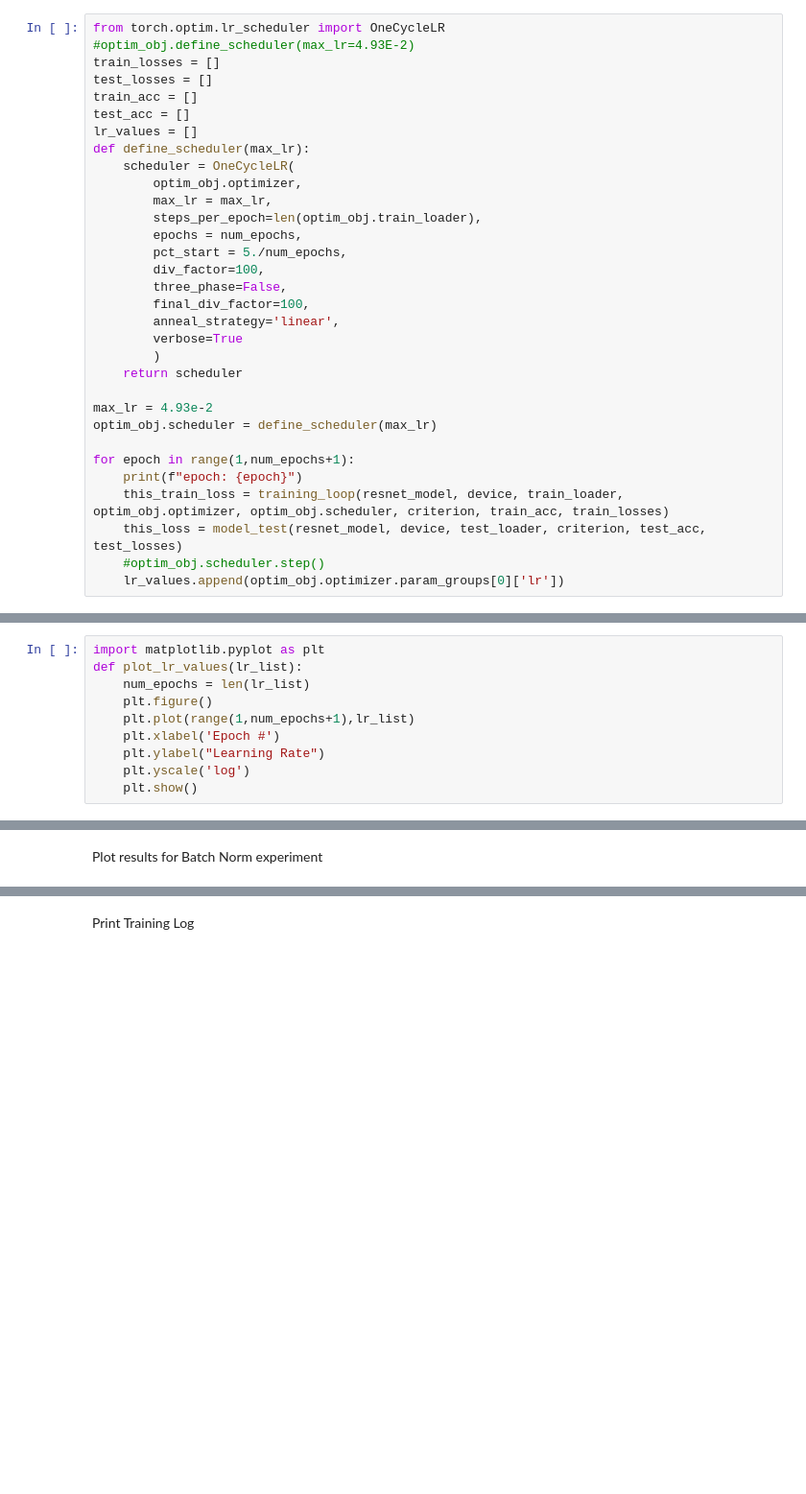
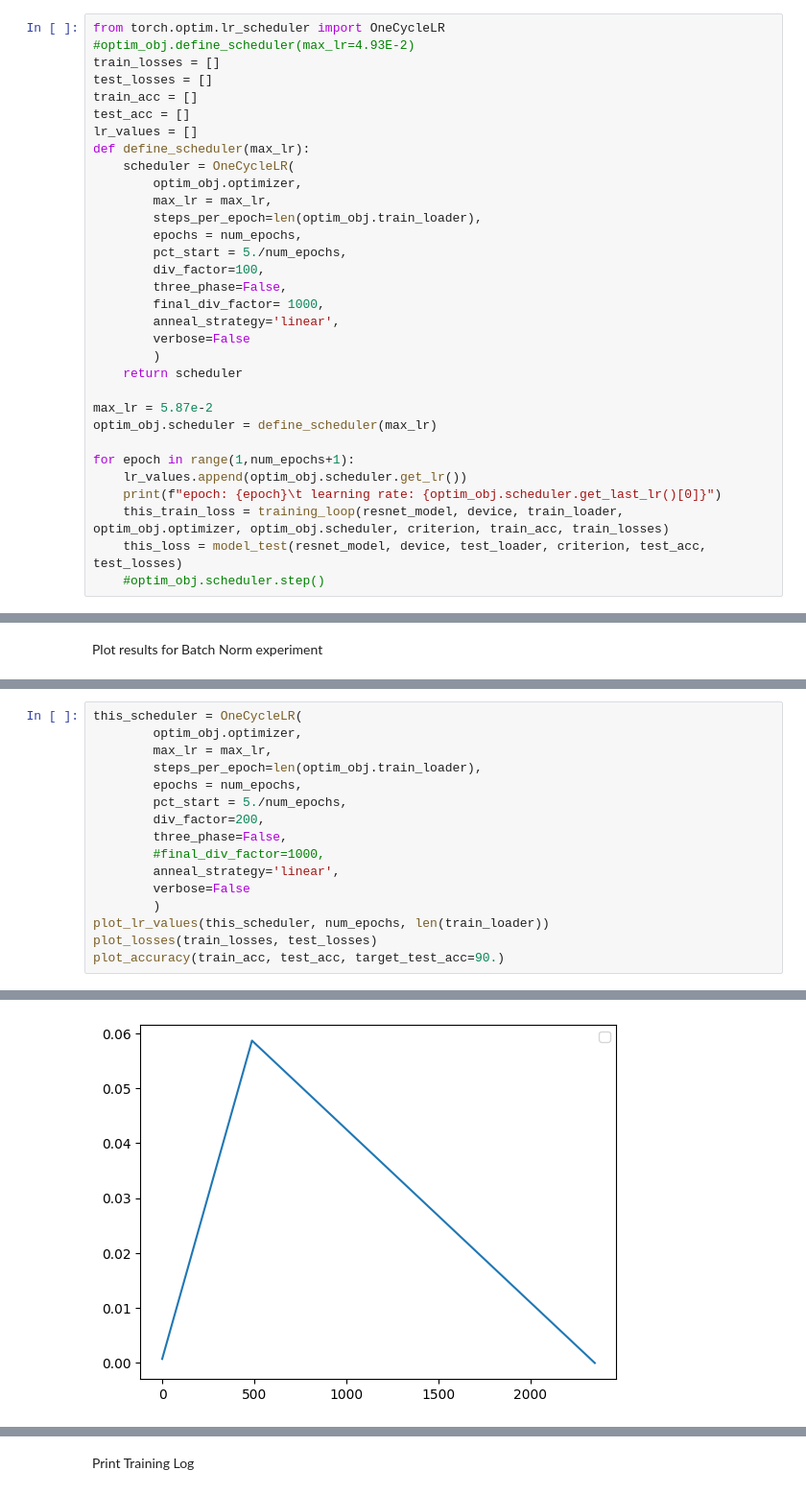
Before and after one commit to jyanivaddi/ERA_V1, a Jupyter notebook: session_10/s10.ipynb, the cells around one changed output, grey strips where cells are left out. Shown at 96% size. Cells and saved outputs as stored; diff of their text form; blank space fills up the shorter version.

```diff
--- a/session_10/s10.ipynb
+++ b/session_10/s10.ipynb
@@ -138,19 +138,19 @@ def define_scheduler(max_lr):
         pct_start = 5./num_epochs,
         div_factor=100,
         three_phase=False,
-        final_div_factor=100,
+        final_div_factor= 1000,
         anneal_strategy='linear',
-        verbose=True
+        verbose=False
         )
     return scheduler
 
-max_lr = 4.93e-2
+max_lr = 5.87e-2
 optim_obj.scheduler = define_scheduler(max_lr)
 
 for epoch in range(1,num_epochs+1):
-    print(f"epoch: {epoch}")
+    lr_values.append(optim_obj.scheduler.get_lr())
+    print(f"epoch: {epoch}\t learning rate: {optim_obj.scheduler.get_last_lr()[0]}")
     this_train_loss = training_loop(resnet_model, device, train_loader, optim_obj.optimizer, optim_obj.scheduler, criterion, train_acc, train_losses)
     this_loss = model_test(resnet_model, device, test_loader, criterion, test_acc, test_losses)
     #optim_obj.scheduler.step()
-    lr_values.append(optim_obj.optimizer.param_groups[0]['lr'])
 # %% [output]
@@ -172,12 +192,2 @@ Adjusting learning rate of group 0 to 1.6907e-03.
 # %% [markdown]
 Plot LR values
-# %%
-import matplotlib.pyplot as plt
-def plot_lr_values(lr_list):
-    num_epochs = len(lr_list)
-    plt.figure()
-    plt.plot(range(1,num_epochs+1),lr_list)
-    plt.xlabel('Epoch #')
-    plt.ylabel("Learning Rate")
-    plt.yscale('log')
-    plt.show()
@@ -198,0 +236,17 @@ WARNING:matplotlib.image:Clipping input data to the valid range for imshow with
+# %%
+this_scheduler = OneCycleLR(
+        optim_obj.optimizer,
+        max_lr = max_lr,
+        steps_per_epoch=len(optim_obj.train_loader),
+        epochs = num_epochs,
+        pct_start = 5./num_epochs,
+        div_factor=200,
+        three_phase=False,
+        #final_div_factor=1000,
+        anneal_strategy='linear',
+        verbose=False
+        )
+plot_lr_values(this_scheduler, num_epochs, len(train_loader))
+plot_losses(train_losses, test_losses)
+plot_accuracy(train_acc, test_acc, target_test_acc=90.)
+# %% [output]
@@ -198,0 +254 @@ WARNING:matplotlib.image:Clipping input data to the valid range for imshow with
+[figure, added]
```
Also changed, not shown: parts of 7 cells of this notebook.
